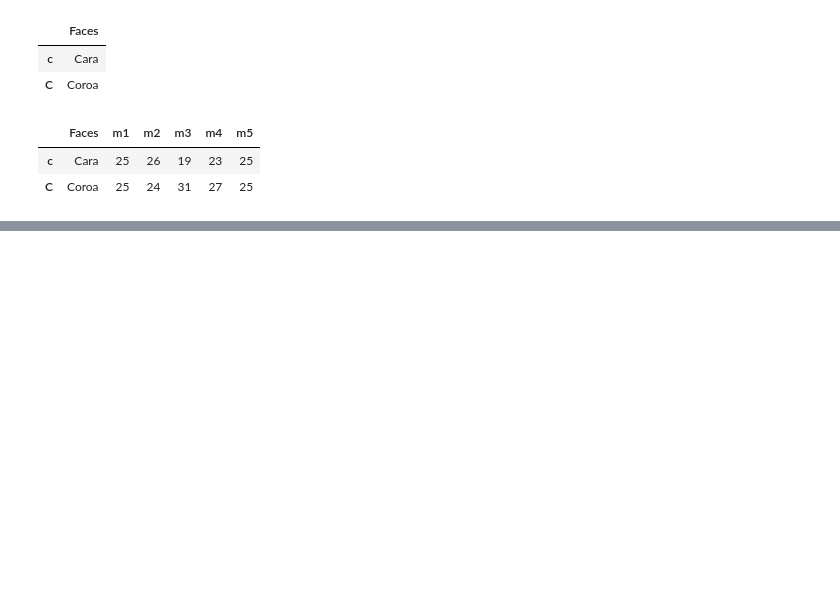
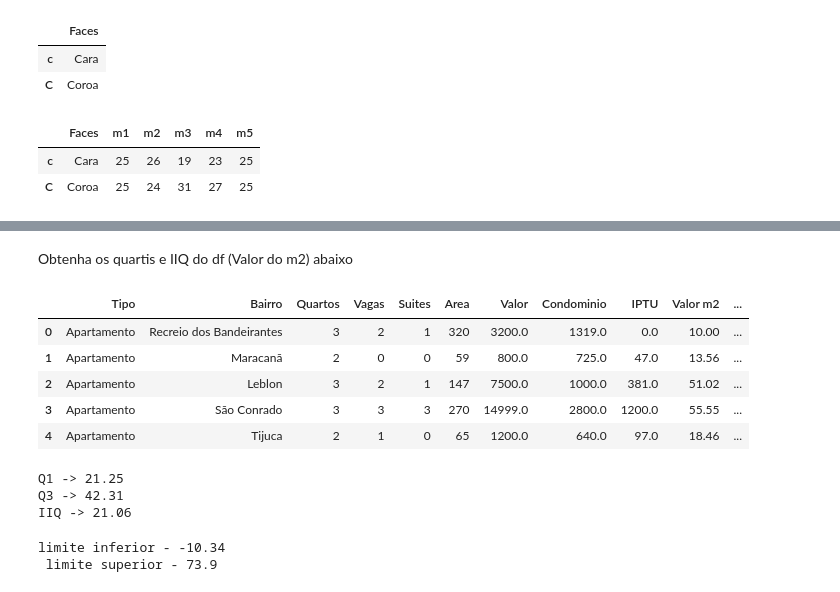
Before and after one commit to ciqueti/Curso-Pandas, a Jupyter notebook: Exercícios.ipynb, the cells around one changed output, grey strips where cells are left out. Cells and saved outputs as stored; diff of their text form; code cells hidden in the pictures; blank space fills up the shorter version.

```diff
--- a/Exercícios.ipynb
+++ b/Exercícios.ipynb
@@ -469,0 +548,2 @@ df
+# %% [markdown]
+Obtenha os quartis e IIQ do df (Valor do m2) abaixo
@@ -469,0 +553,10 @@ df
+# %%
+df = pd.read_csv('dados/aluguel_amostra.csv', sep=';')
+df.head()
+# %% [output]
+|  | Tipo | Bairro | Quartos | Vagas | Suites | Area | Valor | Condominio | IPTU | Valor m2 | ... |
+| 0 | Apartamento | Recreio dos Bandeirantes | 3 | 2 | 1 | 320 | 3200.0 | 1319.0 | 0.0 | 10.00 | ... |
+| 1 | Apartamento | Maracanã | 2 | 0 | 0 | 59 | 800.0 | 725.0 | 47.0 | 13.56 | ... |
+| 2 | Apartamento | Leblon | 3 | 2 | 1 | 147 | 7500.0 | 1000.0 | 381.0 | 51.02 | ... |
+| 3 | Apartamento | São Conrado | 3 | 3 | 3 | 270 | 14999.0 | 2800.0 | 1200.0 | 55.55 | ... |
+| 4 | Apartamento | Tijuca | 2 | 1 | 0 | 65 | 1200.0 | 640.0 | 97.0 | 18.46 | ... |
@@ -469,0 +567,13 @@ df
+# %%
+print(f'Q1 -> {Q1} \nQ3 -> {Q3} \nIIQ -> {IIQ}')
+# %% [output]
+Q1 -> 21.25
+Q3 -> 42.31
+IIQ -> 21.06
+# %%
+limite_inferior = (Q1 - 1.5*IIQ).round(2)
+limite_superior = (Q3 + 1.5*IIQ).round(2)
+print(f'limite inferior - {limite_inferior} \n limite superior - {limite_superior}')
+# %% [output]
+limite inferior - -10.34
+ limite superior - 73.9
```
Also changed, not shown: parts of 9 cells of this notebook, 8 other files.
